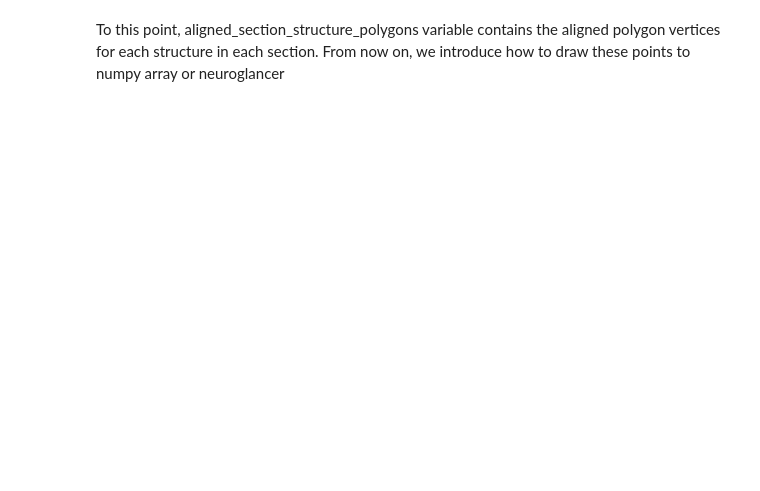
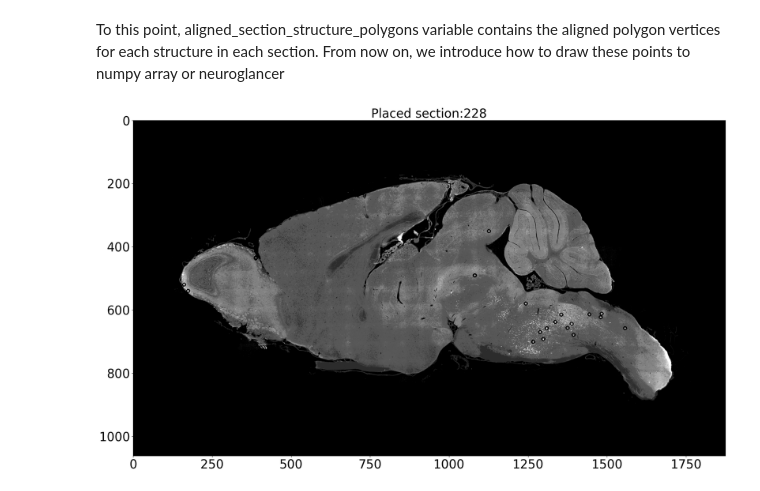
Before and after one commit to ActiveBrainAtlas2/preprocessing-pipeline, a Jupyter notebook: notebooks/reverse_rotation.ipynb, the cells around one changed output. Drawn from its saved outputs; the diff is of its cells as text; code cells hidden in the pictures; blank space fills up the shorter version.

```diff
--- a/notebooks/reverse_rotation.ipynb
+++ b/notebooks/reverse_rotation.ipynb
@@ -145,12 +162,8 @@ for filename, transform in ordered_transforms:
 # %% [markdown]
 ## Alignment of annotation coordinates
 # %%
-cleaned_section_points = defaultdict(list)
 aligned_section_points = defaultdict(list)
-for section_num, vertices in section_vertices.items():
-    points = np.array(vertices) / downsample_factor
-    cleaned_points = points + section_offset[section_num] # create_clean offset
-    cleaned_section_points[section_num] = cleaned_points
-    points = transform_create_alignment(cleaned_points, section_transform[section_num]) # create_alignment transform
-    aligned_section_points[section_num] = [points]
+for section_num, vertices in cleaned_section_points.items():
+    points = transform_create_alignment(vertices, section_transform[section_num]) # create_alignment transform
+    aligned_section_points[section_num] = points
 # %%
@@ -159,11 +176,13 @@ print(type(points), section_test_num)
 # %%
 data = []
-for section,v in aligned_section.items():
-    for x,y in v[0]:
-        data.append([x,y,section])
+resolution = 0.325
+for section_num,v in aligned_section_points.items():
+    #print(section_num, len(v))
+    for x,y in v:
+        data.append([x*downsample_factor,y*downsample_factor,section_num])
 
 df = pd.DataFrame(data, columns=['x','y','section'])
 df = df.astype({'section':'int32','x': 'float64', 'y':'float64'})
 outfile = f'/net/birdstore/Active_Atlas_Data/data_root/atlas_data/DK55/cshl2dk.aligned.csv'
-#df.to_csv(outfile, index=False, header=False)
+df.to_csv(outfile, index=False, header=False)
 df.head()
@@ -175,29 +199,21 @@ sections
 # %%
-section = 222
-filename = f'{str(section).zfill(3)}.tif'
-INPUT = '/net/birdstore/Active_Atlas_Data/data_root/pipeline_data/DK55/preps/CH3'
-outpath = os.path.join(INPUT, f'{section}.out.tif')
-filepath = os.path.join(INPUT, 'thumbnail_aligned_norm', filename)
-#filepath = os.path.join(INPUT, '224.norm.rotated.tif')
+# test on image that has been rotated and placed in standard size
+filename = f'{str(section_test_num).zfill(3)}.tif'
+filepath = os.path.join(IMG_PATH, 'CH3/thumbnail_aligned_normalized', filename)
 img = cv2.imread(filepath, -1)
-#img = (img/256).astype(np.uint8)
-#clahe = cv2.createCLAHE(clipLimit=30.0, tileGridSize=(4, 4))
-#img = clahe.apply(img)
-
-radius = 5
-color = (0,255,1)
-#df = cshl_df.copy()
-df = df.loc[df['section'] == section]
-for index, row in df.iterrows():
-    x = round(row['x'])
-    y = round(row['y'])
-    print(x,y)
+points = aligned_section_points[section_test_num]
+for point in points:
+    x = point[0]
+    y = point[1]
+    #print(x,y)
     cv2.circle(img, (int(x), int(y)), radius, color, 2)
-
+outpath = os.path.join(IMG_PATH,'CH3',f'{section_test_num}.aligned.out.tif')
 cv2.imwrite(outpath, img)
 fig=plt.figure(figsize=(26,18), dpi= 100, facecolor='w', edgecolor='k')
 plt.imshow(img, cmap="gray")
-plt.title('Aligned section:{}'.format(section), fontsize=30)
+plt.title('Placed section:{}'.format(section_test_num), fontsize=30)
 plt.tick_params(axis='x', labelsize=30)
 plt.tick_params(axis='y', labelsize=30)
 plt.show()
+# %% [output]
+[figure, added]
```
Also changed, not shown: parts of 8 cells of this notebook, 1 other file.
